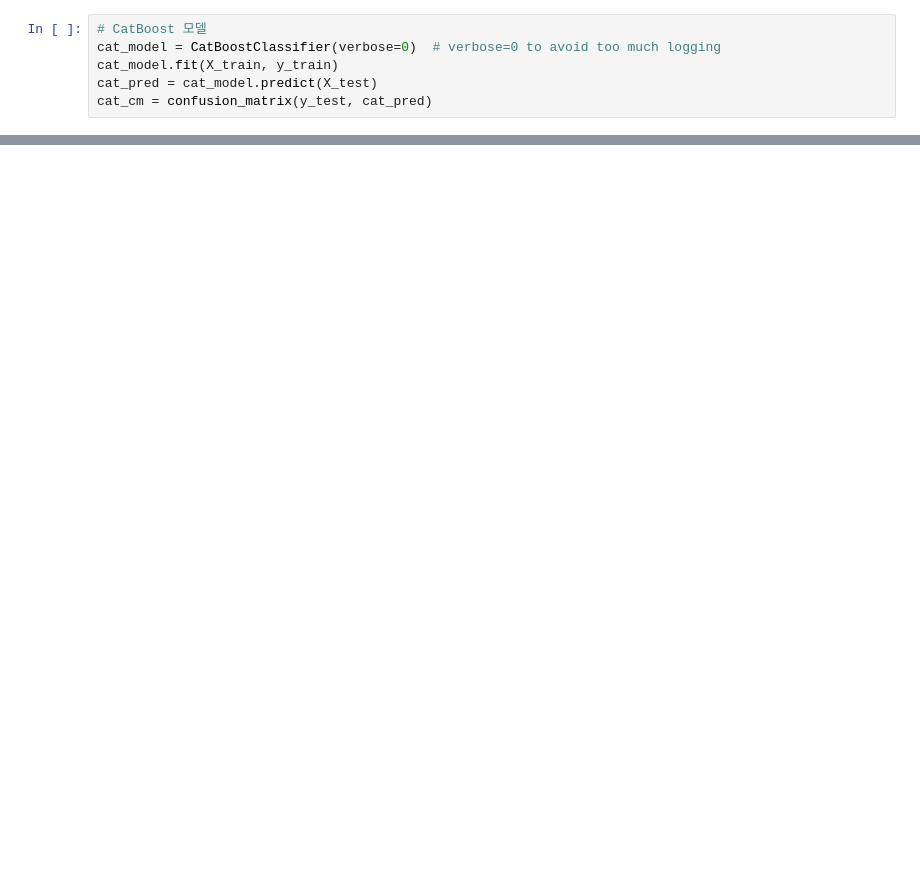
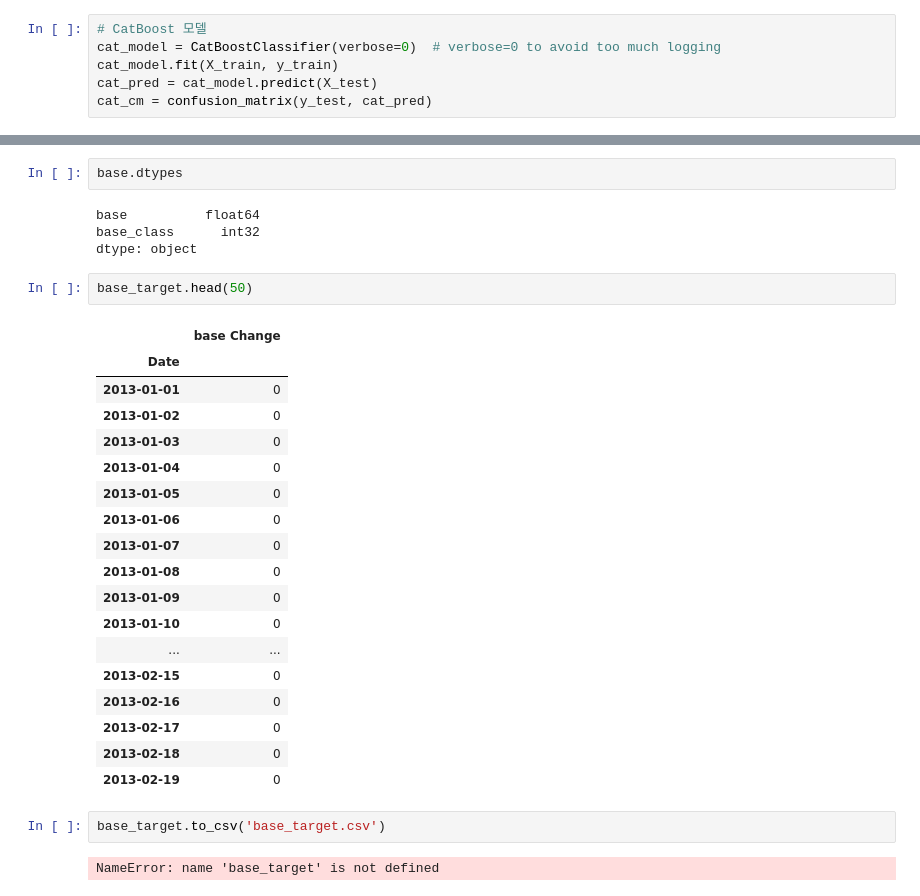
Before and after one commit to channy33/ML_pjt, a Jupyter notebook: BANK_pjt/BANK_adj_pjt.ipynb, the cells around one changed output, grey strips where cells are left out. Cells and saved outputs as stored; diff of their text form; blank space fills up the shorter version.

```diff
--- a/BANK_pjt/BANK_adj_pjt.ipynb
+++ b/BANK_pjt/BANK_adj_pjt.ipynb
@@ -696,0 +1006,31 @@ weighted avg       0.85      0.85      0.85       455
+# %%
+base.dtypes
+# %% [output]
+base          float64
+base_class      int32
+dtype: object
+# %%
+base_target.head(50)
+# %% [output]
+|  | base Change |
+| Date |  |
+| 2013-01-01 | 0 |
+| 2013-01-02 | 0 |
+| 2013-01-03 | 0 |
+| 2013-01-04 | 0 |
+| 2013-01-05 | 0 |
+| 2013-01-06 | 0 |
+| 2013-01-07 | 0 |
+| 2013-01-08 | 0 |
+| 2013-01-09 | 0 |
+| 2013-01-10 | 0 |
+| ... | ... |
+| 2013-02-15 | 0 |
+| 2013-02-16 | 0 |
+| 2013-02-17 | 0 |
+| 2013-02-18 | 0 |
+| 2013-02-19 | 0 |
+# %%
+base_target.to_csv('base_target.csv')
+# %% [output]
+NameError: name 'base_target' is not defined
```
Also changed, not shown: parts of 47 cells of this notebook, 7 other files.
